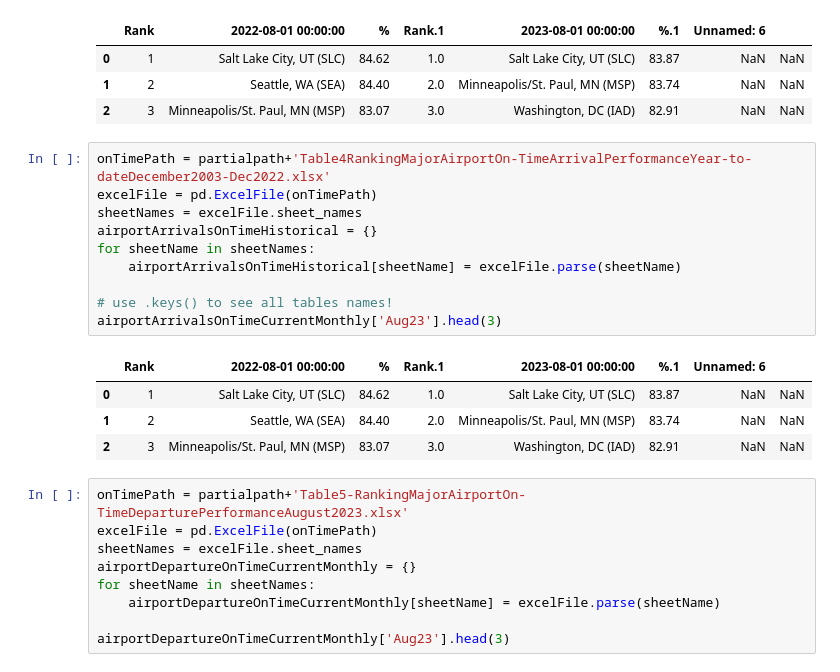
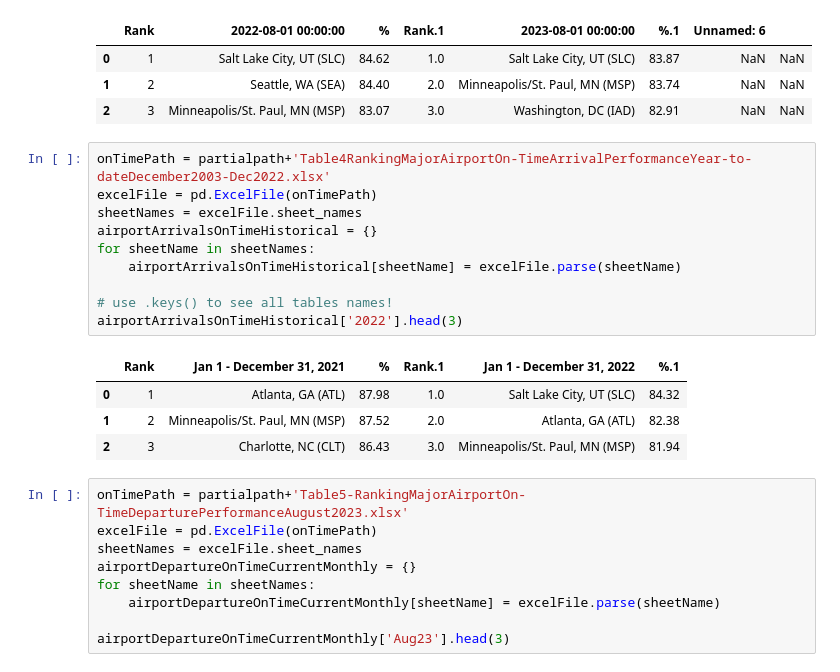
Before and after one commit to lucystorts/386Project, a Jupyter notebook: DataCleaning.ipynb, the cells around one changed output. Saved outputs shown, nothing was run; the diff lists cells and outputs as text.

Commit message:
still cleaning and organizing data, added new LOCID information to clean up main table

```diff
--- a/DataCleaning.ipynb
+++ b/DataCleaning.ipynb
@@ -89,18 +89,18 @@ airportArrivalsOnTimeCurrentMonthly['Aug23'].head(3)
 # %%
 onTimePath = partialpath+'Table4RankingMajorAirportOn-TimeArrivalPerformanceYear-to-dateDecember2003-Dec2022.xlsx'
 excelFile = pd.ExcelFile(onTimePath)
 sheetNames = excelFile.sheet_names
 airportArrivalsOnTimeHistorical = {}
 for sheetName in sheetNames:
     airportArrivalsOnTimeHistorical[sheetName] = excelFile.parse(sheetName)
 
 # use .keys() to see all tables names!
-airportArrivalsOnTimeCurrentMonthly['Aug23'].head(3)
+airportArrivalsOnTimeHistorical['2022'].head(3)
 # %% [output]
-|  | Rank | 2022-08-01 00:00:00 | % | Rank.1 | 2023-08-01 00:00:00 | %.1 | Unnamed: 6 |  |
-| 0 | 1 | Salt Lake City, UT (SLC) | 84.62 | 1.0 | Salt Lake City, UT (SLC) | 83.87 | NaN | NaN |
-| 1 | 2 | Seattle, WA (SEA) | 84.40 | 2.0 | Minneapolis/St. Paul, MN (MSP) | 83.74 | NaN | NaN |
-| 2 | 3 | Minneapolis/St. Paul, MN (MSP) | 83.07 | 3.0 | Washington, DC (IAD) | 82.91 | NaN | NaN |
+|  | Rank | Jan 1 - December 31, 2021 | % | Rank.1 | Jan 1 - December 31, 2022 | %.1 |
+| 0 | 1 | Atlanta, GA (ATL) | 87.98 | 1.0 | Salt Lake City, UT (SLC) | 84.32 |
+| 1 | 2 | Minneapolis/St. Paul, MN (MSP) | 87.52 | 2.0 | Atlanta, GA (ATL) | 82.38 |
+| 2 | 3 | Charlotte, NC (CLT) | 86.43 | 3.0 | Minneapolis/St. Paul, MN (MSP) | 81.94 |
 # %%
 onTimePath = partialpath+'Table5-RankingMajorAirportOn-TimeDeparturePerformanceAugust2023.xlsx'
 excelFile = pd.ExcelFile(onTimePath)
```
Also changed, not shown: parts of 11 cells of this notebook, 2 other files.
